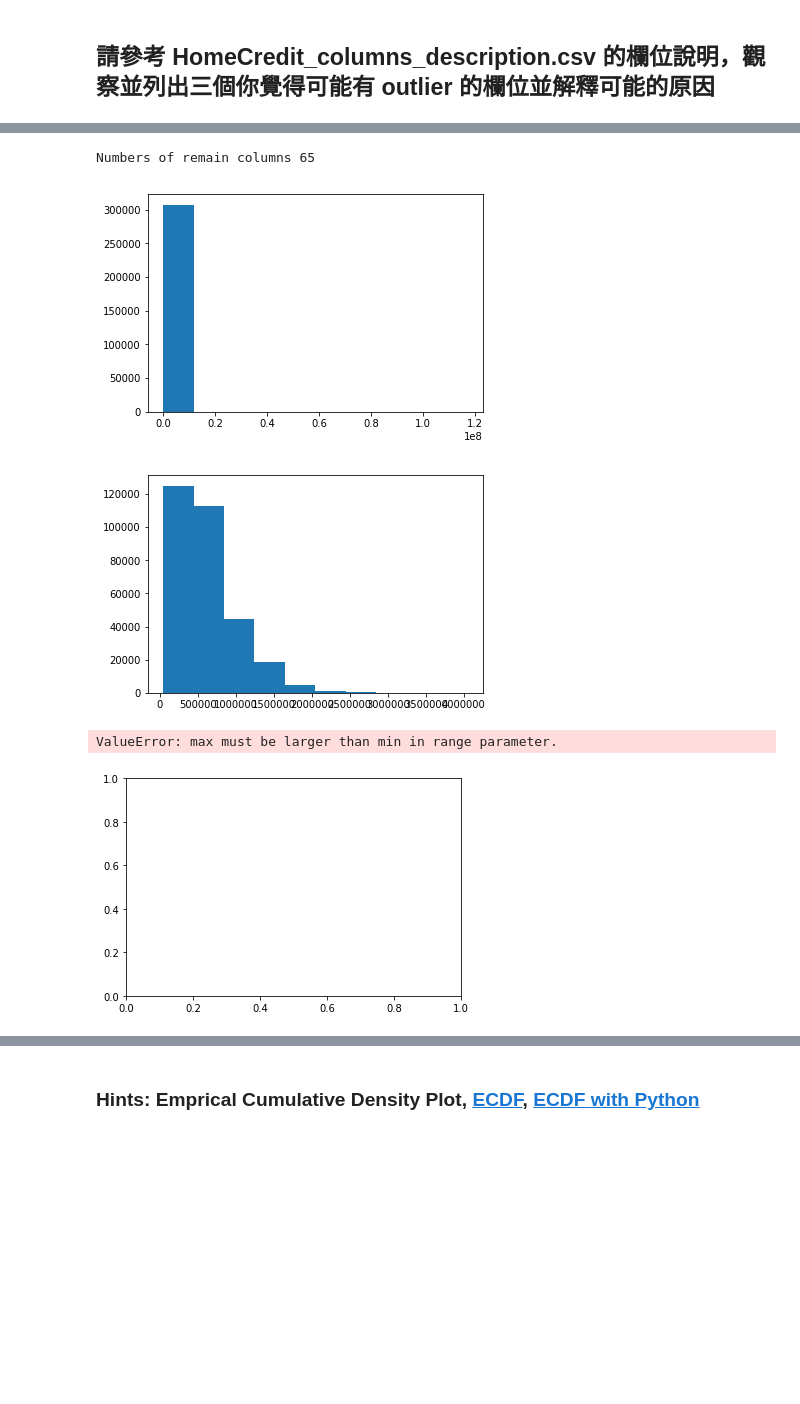
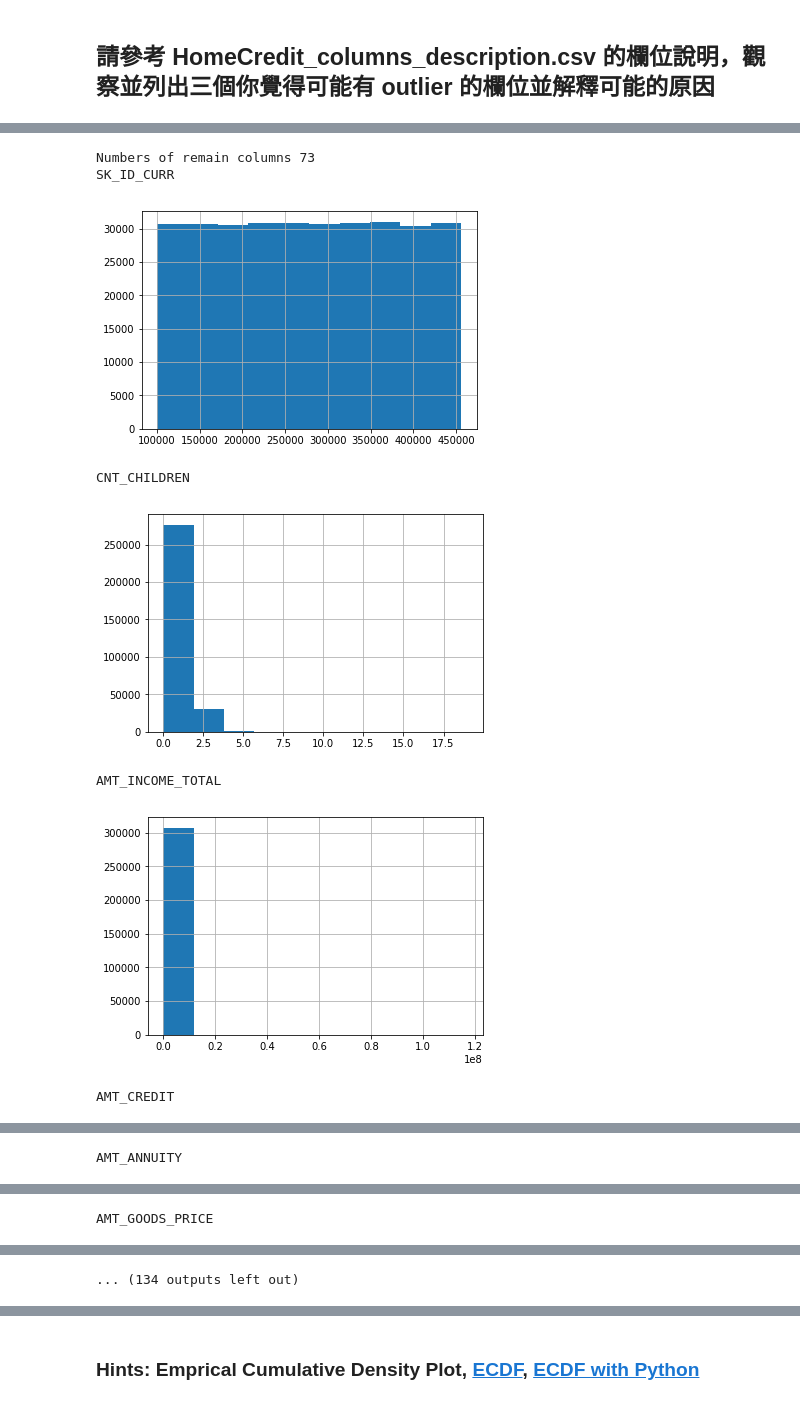
Before and after one commit to tses89214/2nd-ML100Days, a Jupyter notebook: homework/Day_006_HW.ipynb, the cells around one changed output, grey strips where cells are left out. Saved outputs shown, nothing was run; the diff lists cells and outputs as text; code cells hidden in the pictures; blank space fills up the shorter version.

```diff
--- a/homework/Day_006_HW.ipynb
+++ b/homework/Day_006_HW.ipynb
@@ -38,22 +44,23 @@ numeric_columns[0]
 # %%
+
 # 先篩選數值型的欄位
-
-dtype_select = ['int','float']
-
-numeric_columns = list(app_train.columns[list(app_train.dtypes.isin(dtype_select))])
+numeric = app_train.select_dtypes(exclude=['object'])
 
 # 再把只有 2 值 (通常是 0,1) 的欄位去掉
-numeric_columns = list(app_train[numeric_columns].columns[list(app_train[numeric_columns].apply(lambda x:len(x.unique())!=2 ))])
-print("Numbers of remain columns" , len(numeric_columns))
+numeric = numeric.loc[:,numeric.nunique()>2]
+print("Numbers of remain columns %d" % len(numeric.columns))
 
 # 檢視這些欄位的數值範圍
-for col in numeric_columns:
-
-    plt.hist(app_train[col])
+for col in numeric:
+    print(col)
+    ax = app_train[col].hist()
     plt.show()
 # %% [output]
-Numbers of remain columns 65
+Numbers of remain columns 73
+SK_ID_CURR
-[figure, old version]
+[figure, new version]
+CNT_CHILDREN
-[figure, old version]
+[figure, new version]
-ValueError: max must be larger than min in range parameter.
+AMT_INCOME_TOTAL
-[figure, old version]
+[figure, new version]
+AMT_CREDIT
@@ -59,0 +68 @@ ValueError: max must be larger than min in range parameter.
+AMT_ANNUITY
@@ -59,0 +70 @@ ValueError: max must be larger than min in range parameter.
+AMT_GOODS_PRICE
@@ -60,3 +72,4 @@ ValueError: max must be larger than min in range parameter.
+... (134 outputs left out)
 # %%
 # 從上面的圖檢查的結果，至少這三個欄位好像有點可疑
 
```
Also changed, not shown: parts of 16 cells of this notebook.
